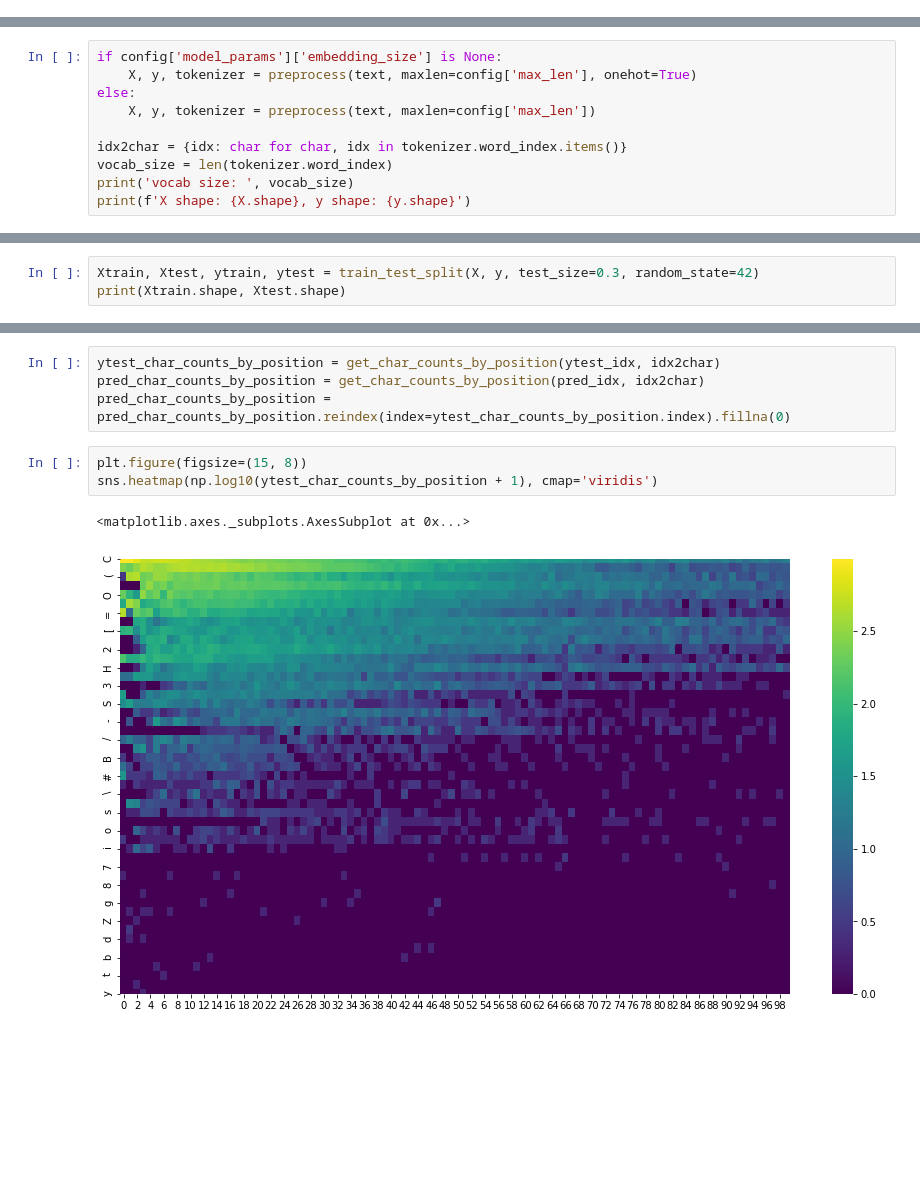
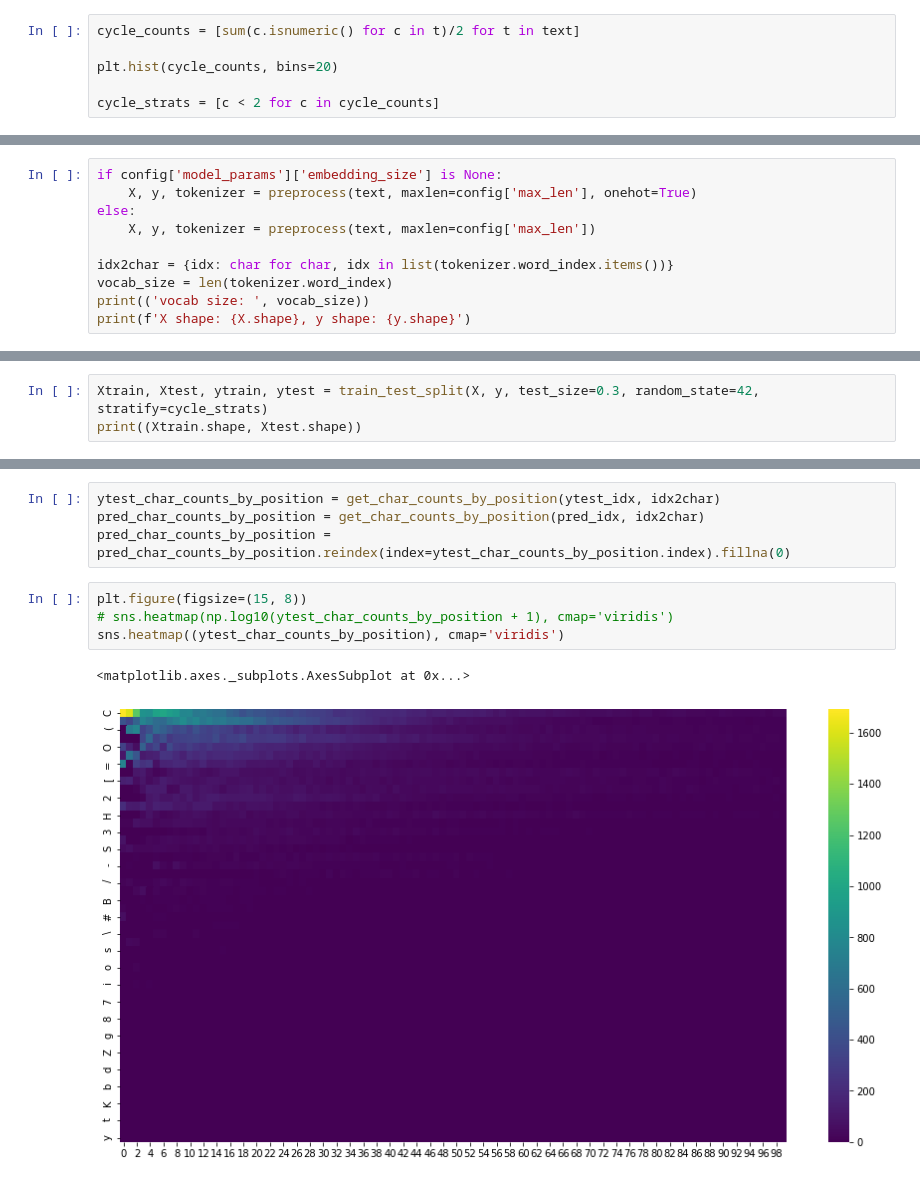
Before and after one commit to fine-structure/fine-structure, a Jupyter notebook: notebooks/language_models/RNN.ipynb, the cells around one changed output, grey strips where cells are left out. Saved outputs shown, nothing was run; the diff lists cells and outputs as text; blank space fills up the shorter version.

```diff
--- a/notebooks/language_models/RNN.ipynb
+++ b/notebooks/language_models/RNN.ipynb
@@ -46,0 +89,6 @@ text = df.smiles.tolist()
+# %%
+cycle_counts = [sum(c.isnumeric() for c in t)/2 for t in text]
+
+plt.hist(cycle_counts, bins=20)
+
+cycle_strats = [c < 2 for c in cycle_counts]
@@ -67,9 +117,9 @@ if config['model_params']['embedding_size'] is None:
 else:
     X, y, tokenizer = preprocess(text, maxlen=config['max_len'])
 
-idx2char = {idx: char for char, idx in tokenizer.word_index.items()}
+idx2char = {idx: char for char, idx in list(tokenizer.word_index.items())}
 vocab_size = len(tokenizer.word_index)
-print('vocab size: ', vocab_size)
+print(('vocab size: ', vocab_size))
 print(f'X shape: {X.shape}, y shape: {y.shape}')
 # %% [output]
 vocab size:  55
@@ -81,8 +131,8 @@ pd.Series(tokenizer.word_counts).sort_values(ascending=False).plot(kind='bar', f
 <matplotlib.axes._subplots.AxesSubplot at 0x...>
 [figure]
 # %%
-Xtrain, Xtest, ytrain, ytest = train_test_split(X, y, test_size=0.3, random_state=42)
-print(Xtrain.shape, Xtest.shape)
+Xtrain, Xtest, ytrain, ytest = train_test_split(X, y, test_size=0.3, random_state=42, stratify=cycle_strats)
+print((Xtrain.shape, Xtest.shape))
 # %% [output]
 (5481, 100, 56) (2350, 100, 56)
 # %% [markdown]
@@ -196,10 +254,11 @@ pred_char_counts_by_position = get_char_counts_by_position(pred_idx, idx2char)
 pred_char_counts_by_position = pred_char_counts_by_position.reindex(index=ytest_char_counts_by_position.index).fillna(0)
 # %%
 plt.figure(figsize=(15, 8))
-sns.heatmap(np.log10(ytest_char_counts_by_position + 1), cmap='viridis')
+# sns.heatmap(np.log10(ytest_char_counts_by_position + 1), cmap='viridis')
+sns.heatmap((ytest_char_counts_by_position), cmap='viridis')
 # %% [output]
 <matplotlib.axes._subplots.AxesSubplot at 0x...>
-[figure, old version]
+[figure, new version]
 # %%
 plt.figure(figsize=(15, 8))
 sns.heatmap(pred_char_counts_by_position/ytest_char_counts_by_position - 1, cmap='viridis')
```
Also changed, not shown: parts of 14 cells of this notebook.
